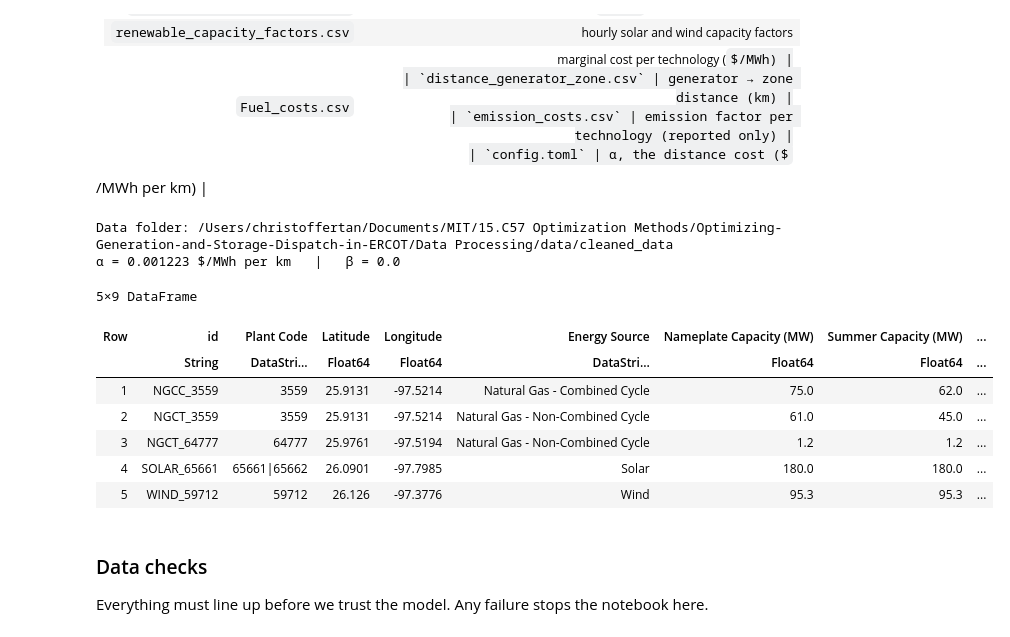
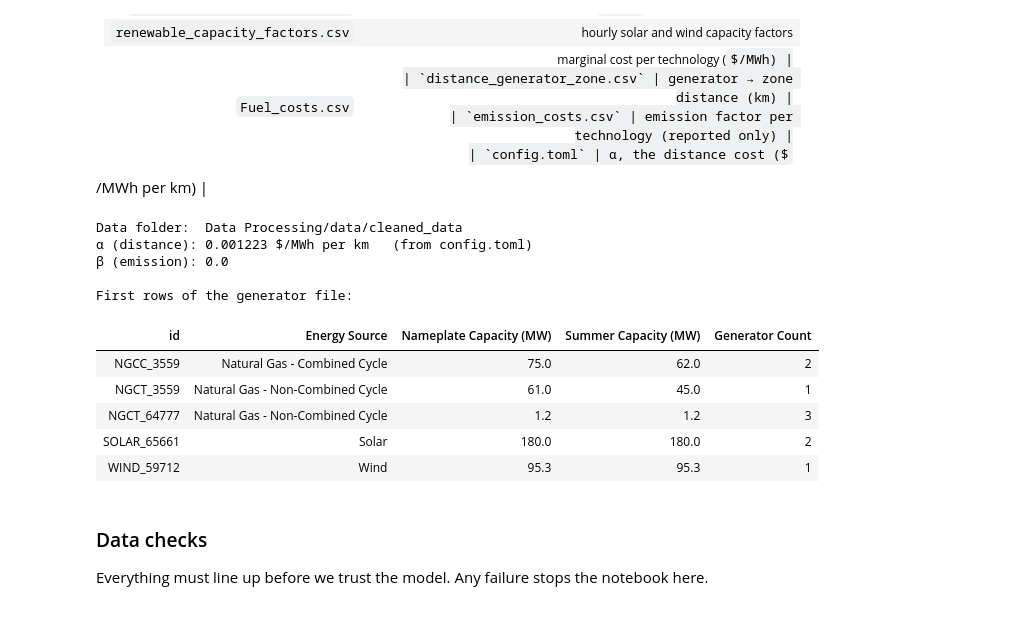
Before and after one commit to juliahansen3/Optimizing-Generation-and-Storage-Dispatch-in-ERCOT, a Jupyter notebook: model/model_no_storage_no_emission.ipynb, the cells around one changed output. Drawn from its saved outputs; the diff is of its cells as text; code cells hidden in the pictures; some formulas as TeX source.

```diff
--- a/model/model_no_storage_no_emission.ipynb
+++ b/model/model_no_storage_no_emission.ipynb
@@ -33,36 +46,39 @@ All files are in `Data Processing/data/cleaned_data/` (tracked in git as `Data/`
 # %%
 REPO = normpath(joinpath(@__DIR__, ".."))
 DATA = first(filter(isdir, [joinpath(REPO, "Data Processing", d, "cleaned_data") for d in ("data", "Data")]))
 OUT  = joinpath(@__DIR__, "output", "model_no_storage_no_emission"); mkpath(OUT)
 
 ZONES = ["COAST", "EAST", "FWEST", "NORTH", "NCENT", "SOUTH", "SCENT", "WEST"]
 Δt    = 1.0                                                               # hours per period
 α     = Float64(TOML.parsefile(joinpath(REPO, "config.toml"))["transmission"]["alpha"])   # $/MWh per km
 β     = 0.0                                                               # emission cost: off
 
 readcsv(f; kw...) = CSV.read(joinpath(DATA, f), DataFrame; stripwhitespace = true, kw...)
 gens  = readcsv("generators_2025-08-04.csv"; types = Dict(:id => String))
 load  = readcsv("native_load_2025_cleaned.csv"; types = Dict(Symbol("Hour Ending") => String))
 cf    = readcsv("renewable_capacity_factors.csv"; types = Dict(Symbol("Hour Ending") => String))
 fuel  = readcsv("Fuel_costs.csv")
 emis  = readcsv("emission_costs.csv")
 dist  = readcsv("distance_generator_zone.csv"; types = Dict(:generator_id => String))
 rename!(fuel, strip.(replace.(names(fuel), '﻿' => "")))
 
-println("Data folder: ", DATA)
-println("α = $α \$/MWh per km   |   β = $β")
-first(gens, 5)
+println("Data folder:  ", relpath(DATA, REPO))
+println("α (distance): $α \$/MWh per km   (from config.toml)")
+println("β (emission): $β")
+println("\nFirst rows of the generator file:")
+table(first(gens[:, ["id", "Energy Source", "Nameplate Capacity (MW)", "Summer Capacity (MW)", "Generator Count"]], 5))
 # %% [output]
-Data folder: /Users/christoffertan/Documents/MIT/15.C57 Optimization Methods/Optimizing-Generation-and-Storage-Dispatch-in-ERCOT/Data Processing/data/cleaned_data
-α = 0.001223 $/MWh per km   |   β = 0.0
+Data folder:  Data Processing/data/cleaned_data
+α (distance): 0.001223 $/MWh per km   (from config.toml)
+β (emission): 0.0
+
+First rows of the generator file:
-5×9 DataFrame
-| Row | id | Plant Code | Latitude | Longitude | Energy Source | Nameplate Capacity (MW) | Summer Capacity (MW) | ... |
-|  | String | DataStri… | Float64 | Float64 | DataStri… | Float64 | Float64 | ... |
-| 1 | NGCC_3559 | 3559 | 25.9131 | -97.5214 | Natural Gas - Combined Cycle | 75.0 | 62.0 | ... |
-| 2 | NGCT_3559 | 3559 | 25.9131 | -97.5214 | Natural Gas - Non-Combined Cycle | 61.0 | 45.0 | ... |
-| 3 | NGCT_64777 | 64777 | 25.9761 | -97.5194 | Natural Gas - Non-Combined Cycle | 1.2 | 1.2 | ... |
-| 4 | SOLAR_65661 | 65661|65662 | 26.0901 | -97.7985 | Solar | 180.0 | 180.0 | ... |
-| 5 | WIND_59712 | 59712 | 26.126 | -97.3776 | Wind | 95.3 | 95.3 | ... |
+| id | Energy Source | Nameplate Capacity (MW) | Summer Capacity (MW) | Generator Count |
+| NGCC_3559 | Natural Gas - Combined Cycle | 75.0 | 62.0 | 2 |
+| NGCT_3559 | Natural Gas - Non-Combined Cycle | 61.0 | 45.0 | 1 |
+| NGCT_64777 | Natural Gas - Non-Combined Cycle | 1.2 | 1.2 | 3 |
+| SOLAR_65661 | Solar | 180.0 | 180.0 | 2 |
+| WIND_59712 | Wind | 95.3 | 95.3 | 1 |
 # %% [markdown]
 ### Data checks
 Everything must line up before we trust the model. Any failure stops the notebook here.
```
Also changed, not shown: parts of 27 cells of this notebook.
